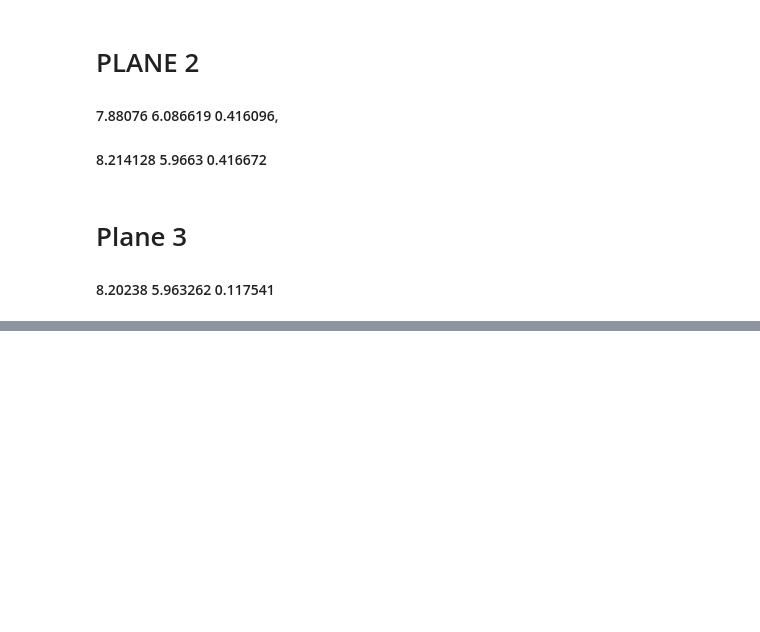
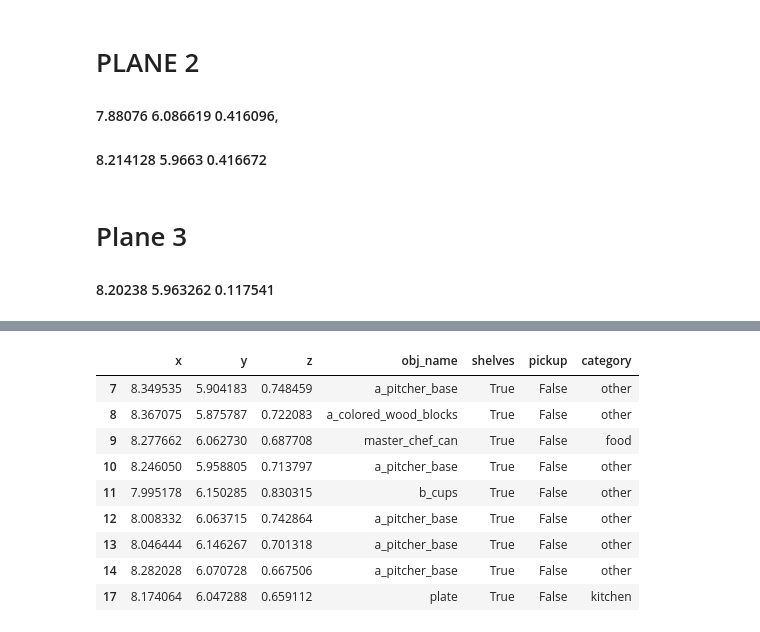
Before and after one commit to takeshi-pumas/catkin_extras, a Jupyter notebook: src/task/scripts/SMACH-ish-Grasp-yolo-adj-RealTakeshi.ipynb, the cells around one changed output, grey strips where cells are left out. Saved outputs shown, nothing was run; the diff lists cells and outputs as text; code cells hidden in the pictures; blank space fills up the shorter version.

```diff
--- a/src/task/scripts/SMACH-ish-Grasp-yolo-adj-RealTakeshi.ipynb
+++ b/src/task/scripts/SMACH-ish-Grasp-yolo-adj-RealTakeshi.ipynb
@@ -558,0 +308,20 @@ objs
+# %%
+from sklearn.cluster import KMeans
+shelf_objs=objs[objs['shelves']==True ]
+sh_o_btm=shelf_objs[shelf_objs['z']<0.2]
+# %%
+sh_o_btm=shelf_objs[shelf_objs['z']<0.2]
+sh_o_mdl=shelf_objs[(shelf_objs['z']>0.2 )& (shelf_objs['z']<0.5) ]
+sh_o_top=shelf_objs[(shelf_objs['z']>0.5 )& (shelf_objs['z']<1.5) ]
+sh_o_top
+# %% [output]
+|  | x | y | z | obj_name | shelves | pickup | category |
+| 7 | 8.349535 | 5.904183 | 0.748459 | a_pitcher_base | True | False | other |
+| 8 | 8.367075 | 5.875787 | 0.722083 | a_colored_wood_blocks | True | False | other |
+| 9 | 8.277662 | 6.062730 | 0.687708 | master_chef_can | True | False | food |
+| 10 | 8.246050 | 5.958805 | 0.713797 | a_pitcher_base | True | False | other |
+| 11 | 7.995178 | 6.150285 | 0.830315 | b_cups | True | False | other |
+| 12 | 8.008332 | 6.063715 | 0.742864 | a_pitcher_base | True | False | other |
+| 13 | 8.046444 | 6.146267 | 0.701318 | a_pitcher_base | True | False | other |
+| 14 | 8.282028 | 6.070728 | 0.667506 | a_pitcher_base | True | False | other |
+| 17 | 8.174064 | 6.047288 | 0.659112 | plate | True | False | kitchen |
```
Also changed, not shown: parts of 46 cells of this notebook, 6 other files.
